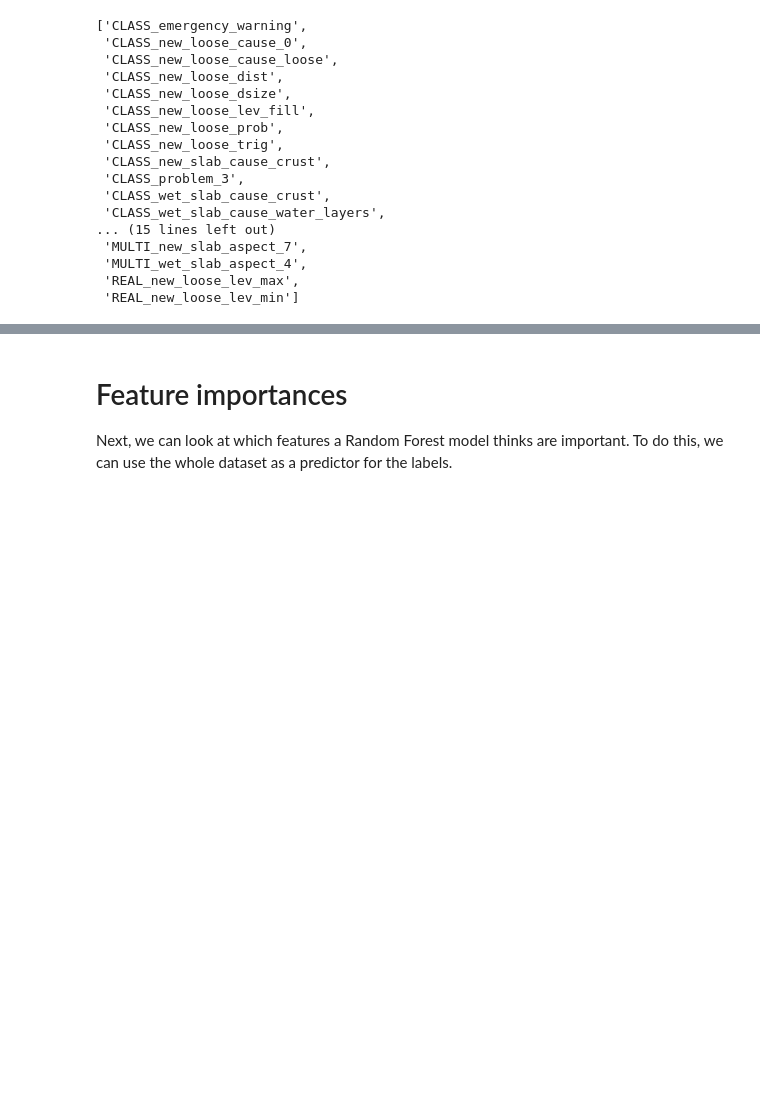
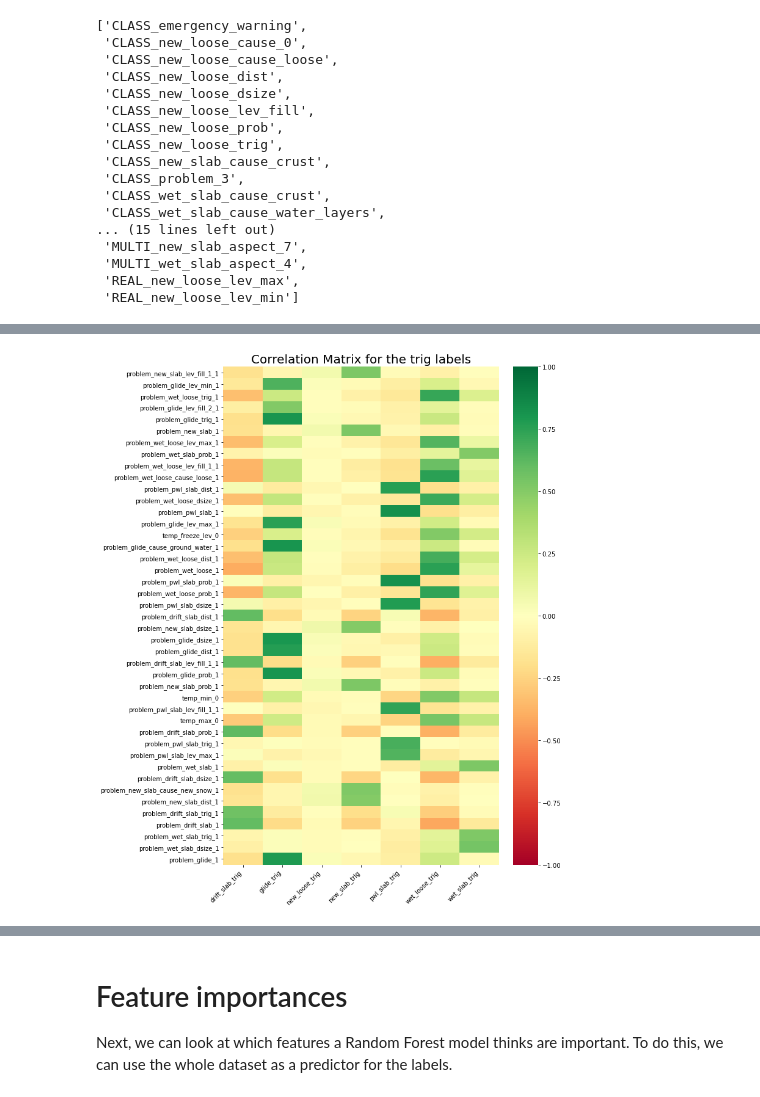
Before and after one commit to NVE/avalanche_ml, a Jupyter notebook: notebooks/analysis/1_feature_reduction.ipynb, the cells around one changed output, grey strips where cells are left out. Drawn from its saved outputs; the diff is of its cells as text; code cells hidden in the pictures; blank space fills up the shorter version.

```diff
--- a/notebooks/analysis/1_feature_reduction.ipynb
+++ b/notebooks/analysis/1_feature_reduction.ipynb
@@ -344,0 +330,4 @@ plt.show()
+# %%
+plot_correlations(correlations, trig_cols, 'trig')
+# %% [output]
+[figure, added]
```
Also changed, not shown: parts of 36 cells of this notebook, 2 other files.
